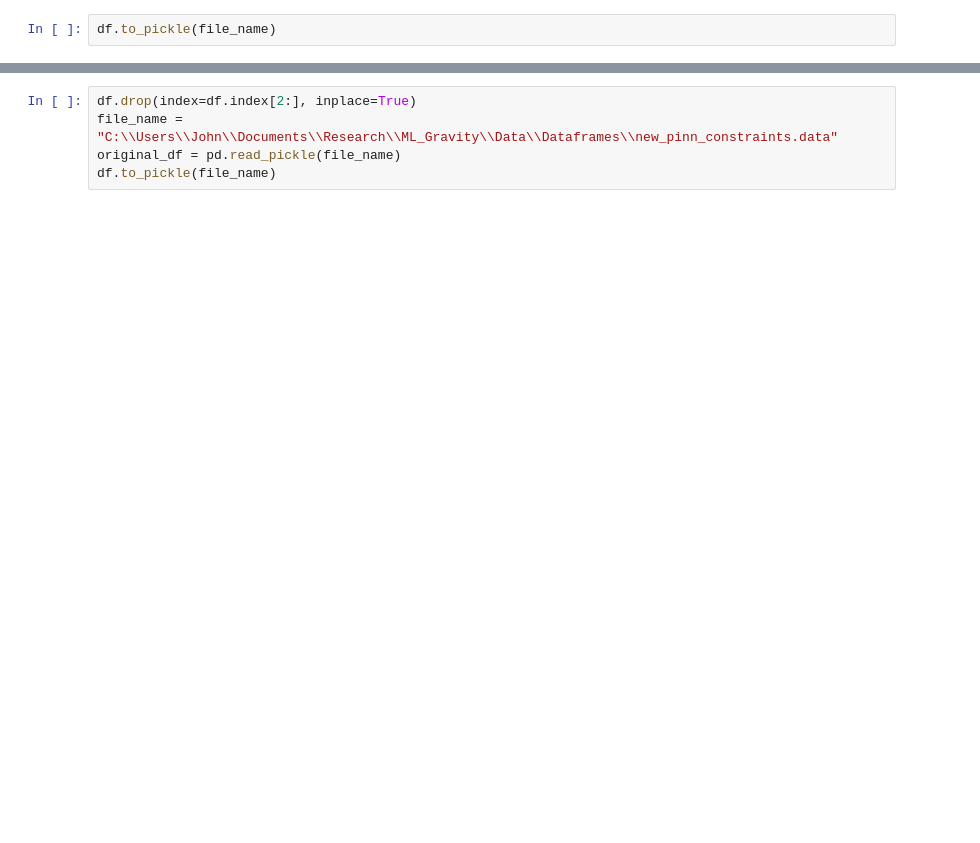
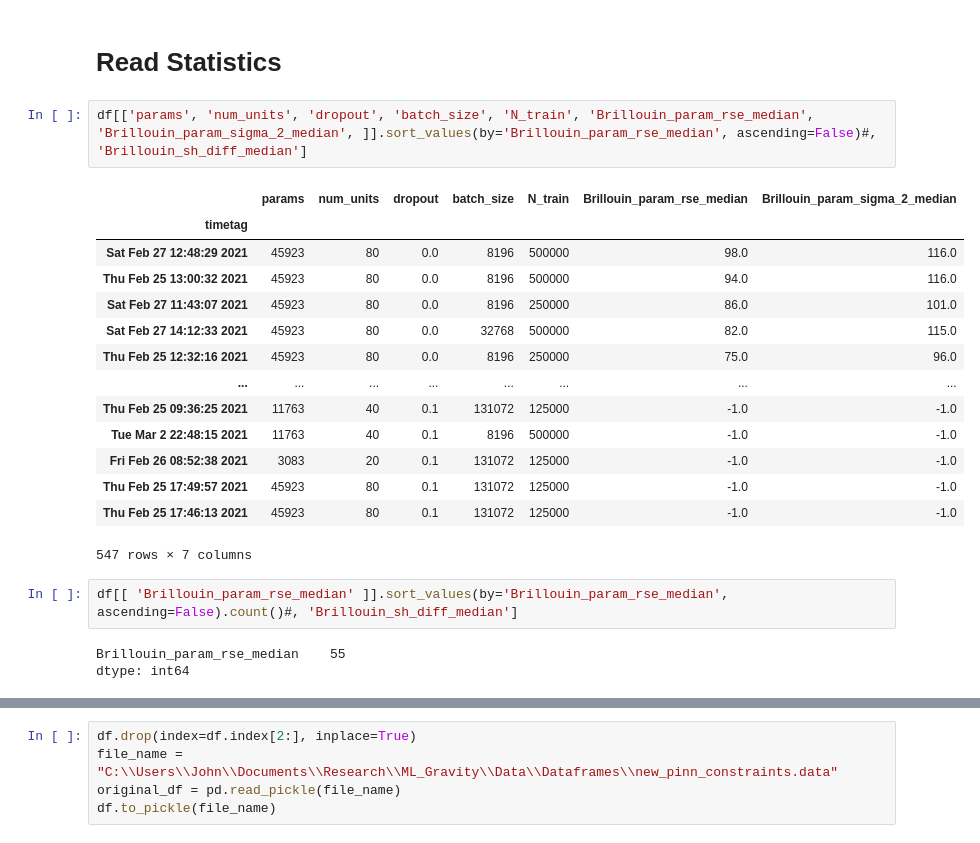
Before and after one commit to MartinAstro/GravNN, a Jupyter notebook: Scripts/Notebooks/open_stats.ipynb, the cells around one changed output, grey strips where cells are left out. Saved outputs shown, nothing was run; the diff lists cells and outputs as text; blank space fills up the shorter version.

```diff
--- a/Scripts/Notebooks/open_stats.ipynb
+++ b/Scripts/Notebooks/open_stats.ipynb
@@ -56,2 +65,24 @@ Name: analytic_truth, dtype: object
-# %%
-df.to_pickle(file_name)
+# %% [markdown]
+# Read Statistics
+# %%
+df[['params', 'num_units', 'dropout', 'batch_size', 'N_train', 'Brillouin_param_rse_median', 'Brillouin_param_sigma_2_median', ]].sort_values(by='Brillouin_param_rse_median', ascending=False)#, 'Brillouin_sh_diff_median']
+# %% [output]
+|  | params | num_units | dropout | batch_size | N_train | Brillouin_param_rse_median | Brillouin_param_sigma_2_median |
+| timetag |  |  |  |  |  |  |  |
+| Sat Feb 27 12:48:29 2021 | 45923 | 80 | 0.0 | 8196 | 500000 | 98.0 | 116.0 |
+| Thu Feb 25 13:00:32 2021 | 45923 | 80 | 0.0 | 8196 | 500000 | 94.0 | 116.0 |
+| Sat Feb 27 11:43:07 2021 | 45923 | 80 | 0.0 | 8196 | 250000 | 86.0 | 101.0 |
+| Sat Feb 27 14:12:33 2021 | 45923 | 80 | 0.0 | 32768 | 500000 | 82.0 | 115.0 |
+| Thu Feb 25 12:32:16 2021 | 45923 | 80 | 0.0 | 8196 | 250000 | 75.0 | 96.0 |
+| ... | ... | ... | ... | ... | ... | ... | ... |
+| Thu Feb 25 09:36:25 2021 | 11763 | 40 | 0.1 | 131072 | 125000 | -1.0 | -1.0 |
+| Tue Mar 2 22:48:15 2021 | 11763 | 40 | 0.1 | 8196 | 500000 | -1.0 | -1.0 |
+| Fri Feb 26 08:52:38 2021 | 3083 | 20 | 0.1 | 131072 | 125000 | -1.0 | -1.0 |
+| Thu Feb 25 17:49:57 2021 | 45923 | 80 | 0.1 | 131072 | 125000 | -1.0 | -1.0 |
+| Thu Feb 25 17:46:13 2021 | 45923 | 80 | 0.1 | 131072 | 125000 | -1.0 | -1.0 |
+547 rows × 7 columns
+# %%
+df[[ 'Brillouin_param_rse_median' ]].sort_values(by='Brillouin_param_rse_median', ascending=False).count()#, 'Brillouin_sh_diff_median']
+# %% [output]
+Brillouin_param_rse_median    55
+dtype: int64
```
Also changed, not shown: parts of 10 cells of this notebook, 7 other files.
